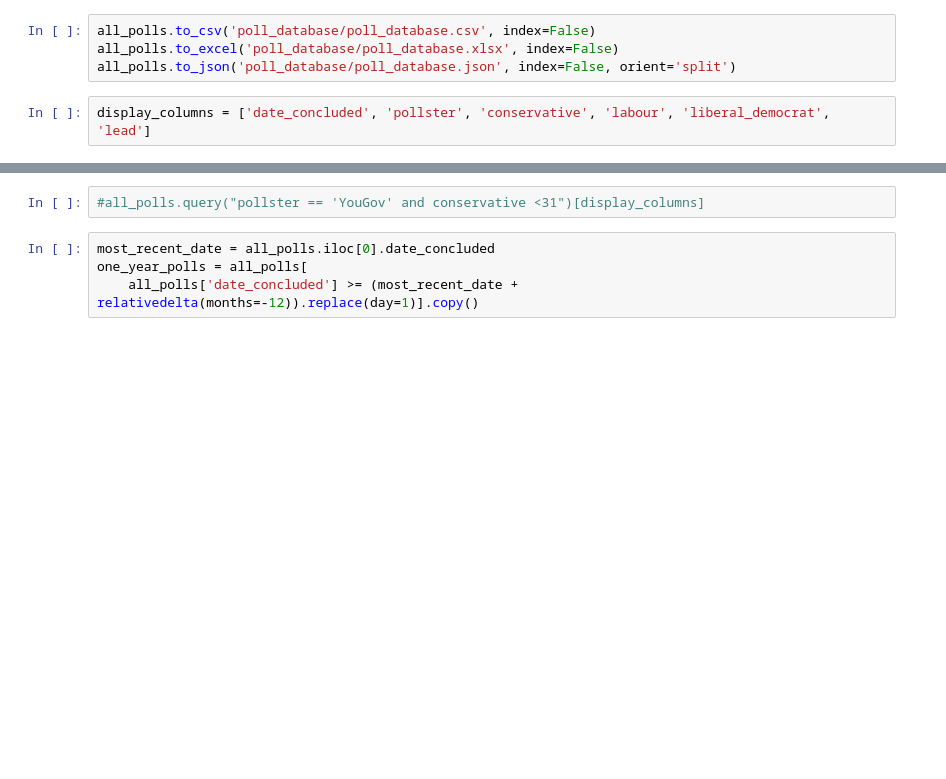
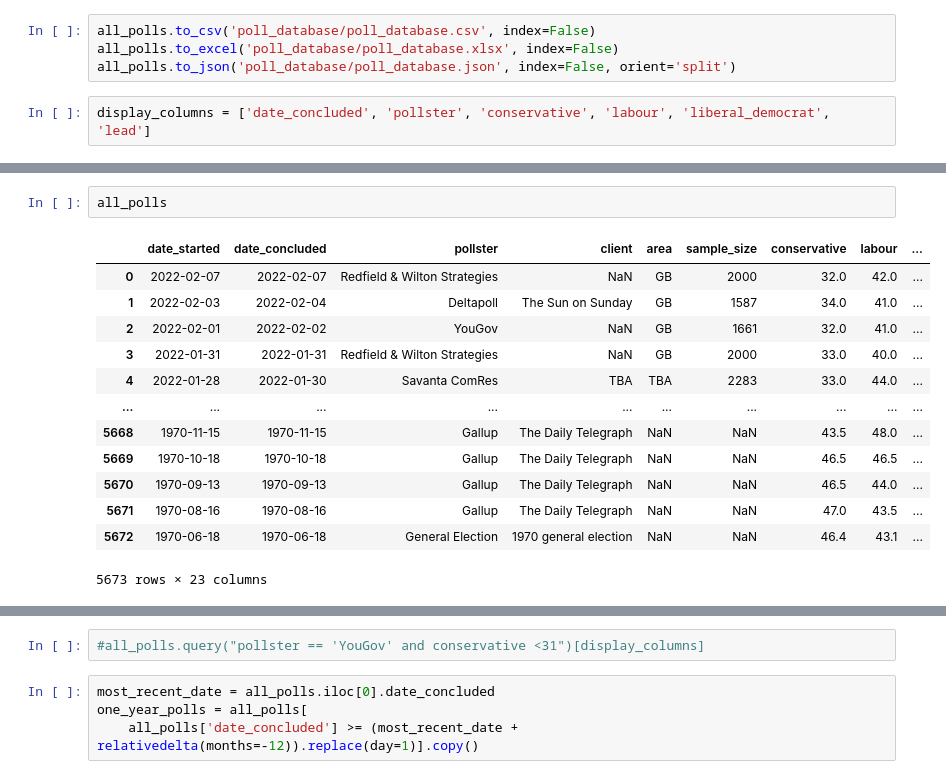
Before and after one commit to AndyLawton/uk_general_election_polls, a Jupyter notebook: main.ipynb, the cells around one changed output, grey strips where cells are left out. Cells and saved outputs as stored; diff of their text form; blank space fills up the shorter version.

```diff
--- a/main.ipynb
+++ b/main.ipynb
@@ -125,3 +154,19 @@ all_polls.query("lead_value >= 10 and labour>conservative")[display_columns]
+# %%
+all_polls
+# %% [output]
+|  | date_started | date_concluded | pollster | client | area | sample_size | conservative | labour | ... |
+| 0 | 2022-02-07 | 2022-02-07 | Redfield & Wilton Strategies | NaN | GB | 2000 | 32.0 | 42.0 | ... |
+| 1 | 2022-02-03 | 2022-02-04 | Deltapoll | The Sun on Sunday | GB | 1587 | 34.0 | 41.0 | ... |
+| 2 | 2022-02-01 | 2022-02-02 | YouGov | NaN | GB | 1661 | 32.0 | 41.0 | ... |
+| 3 | 2022-01-31 | 2022-01-31 | Redfield & Wilton Strategies | NaN | GB | 2000 | 33.0 | 40.0 | ... |
+| 4 | 2022-01-28 | 2022-01-30 | Savanta ComRes | TBA | TBA | 2283 | 33.0 | 44.0 | ... |
+| ... | ... | ... | ... | ... | ... | ... | ... | ... | ... |
+| 5668 | 1970-11-15 | 1970-11-15 | Gallup | The Daily Telegraph | NaN | NaN | 43.5 | 48.0 | ... |
+| 5669 | 1970-10-18 | 1970-10-18 | Gallup | The Daily Telegraph | NaN | NaN | 46.5 | 46.5 | ... |
+| 5670 | 1970-09-13 | 1970-09-13 | Gallup | The Daily Telegraph | NaN | NaN | 46.5 | 44.0 | ... |
+| 5671 | 1970-08-16 | 1970-08-16 | Gallup | The Daily Telegraph | NaN | NaN | 47.0 | 43.5 | ... |
+| 5672 | 1970-06-18 | 1970-06-18 | General Election | 1970 general election | NaN | NaN | 46.4 | 43.1 | ... |
+5673 rows × 23 columns
 # %%
 all_polls.query("labour >= 42")[display_columns]
 # %% [output]
```
Also changed, not shown: parts of 18 cells of this notebook, 9 other files.
